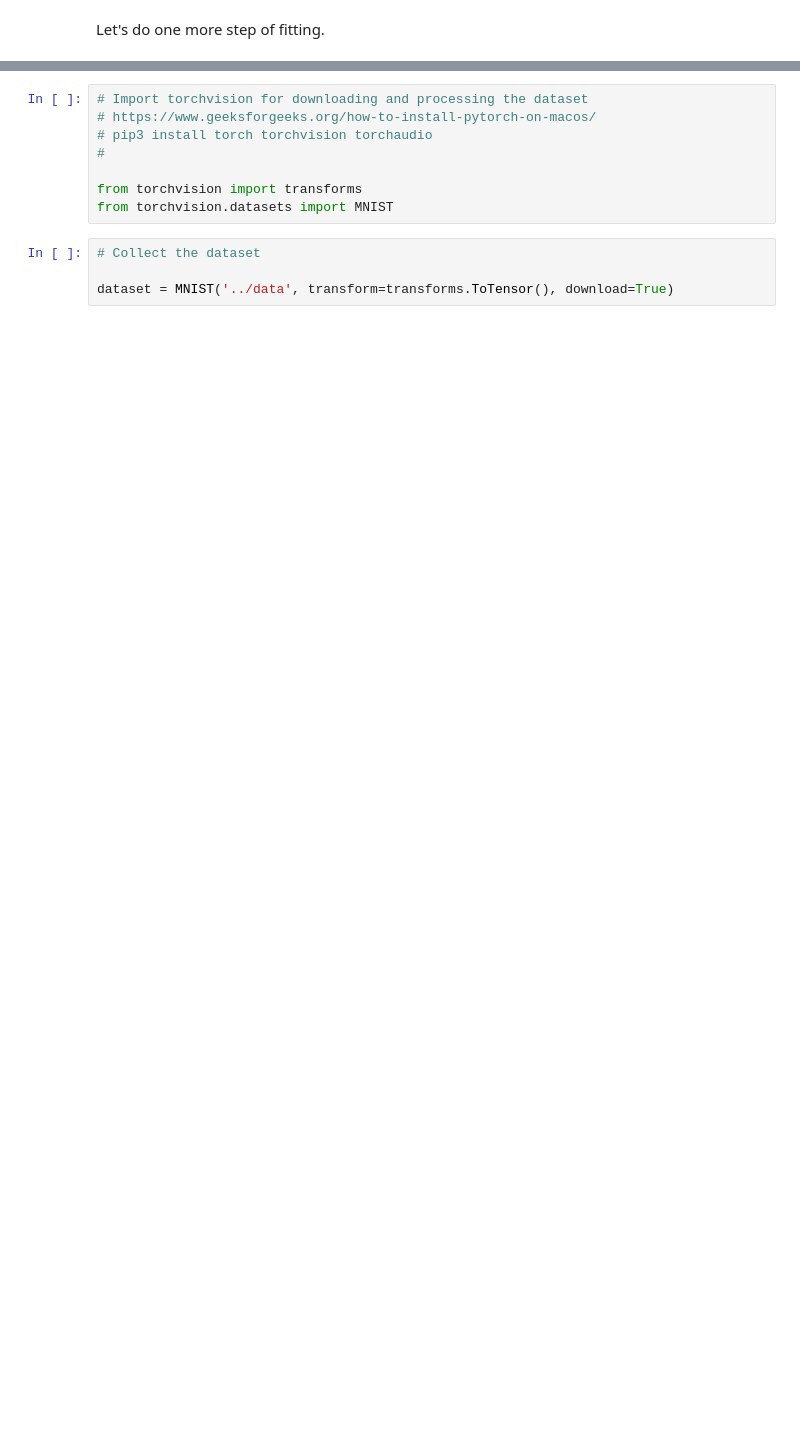
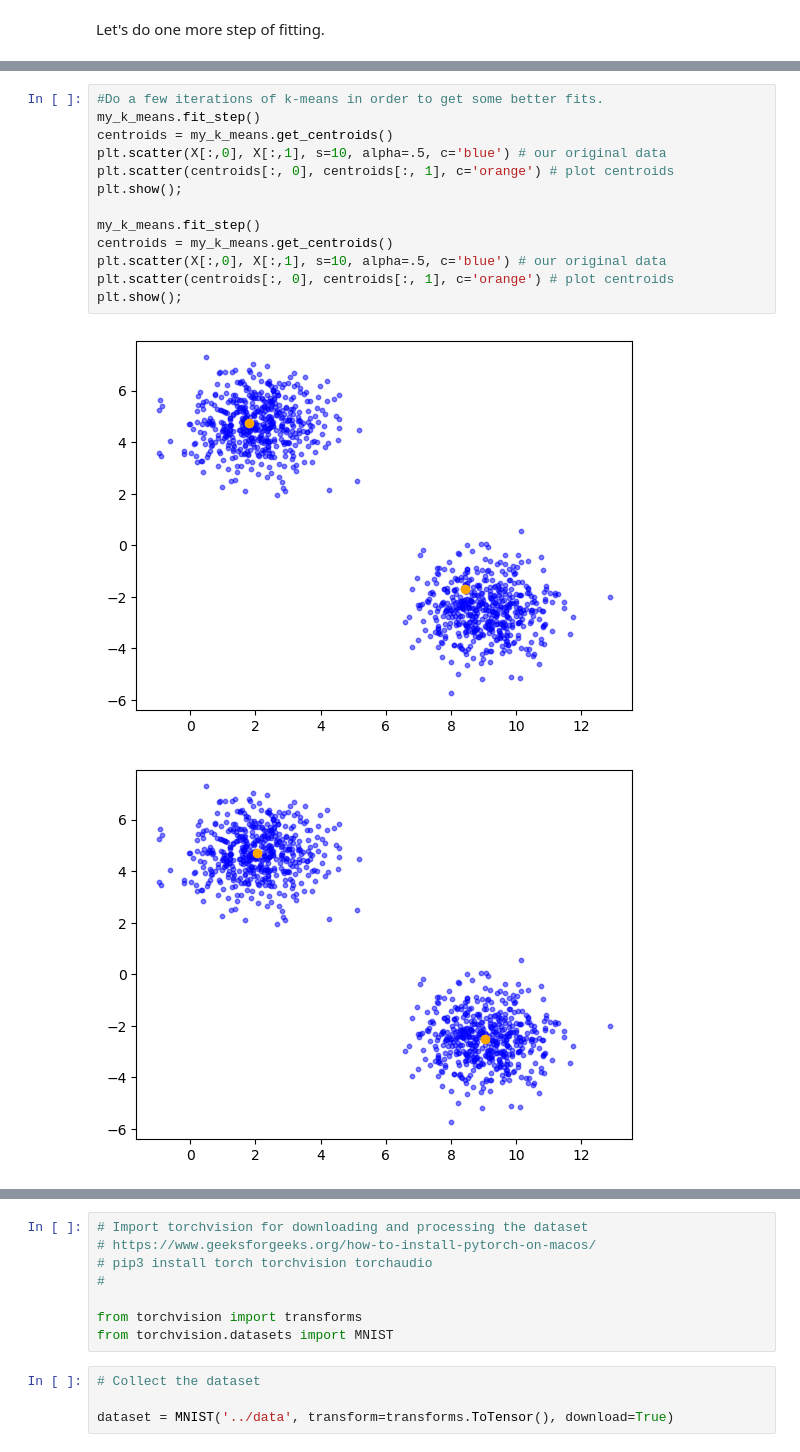
Before and after one commit to cswelch/Physics-434, a Jupyter notebook: Lec 17-18 post-lecture quiz.ipynb, the cells around one changed output, grey strips where cells are left out. Cells and saved outputs as stored; diff of their text form; blank space fills up the shorter version.

```diff
--- a/Lec 17-18 post-lecture quiz.ipynb
+++ b/Lec 17-18 post-lecture quiz.ipynb
@@ -624,0 +671,16 @@ Task 4: Now, your turn. Run kMeans with k=2 and quantify the quality with score
+# %%
+#Do a few iterations of k-means in order to get some better fits.
+my_k_means.fit_step()
+centroids = my_k_means.get_centroids()
+plt.scatter(X[:,0], X[:,1], s=10, alpha=.5, c='blue') # our original data
+plt.scatter(centroids[:, 0], centroids[:, 1], c='orange') # plot centroids
+plt.show();
+
+my_k_means.fit_step()
+centroids = my_k_means.get_centroids()
+plt.scatter(X[:,0], X[:,1], s=10, alpha=.5, c='blue') # our original data
+plt.scatter(centroids[:, 0], centroids[:, 1], c='orange') # plot centroids
+plt.show();
+# %% [output]
+[figure, added]
+[figure, added]
```
Also changed, not shown: parts of 34 cells of this notebook.
